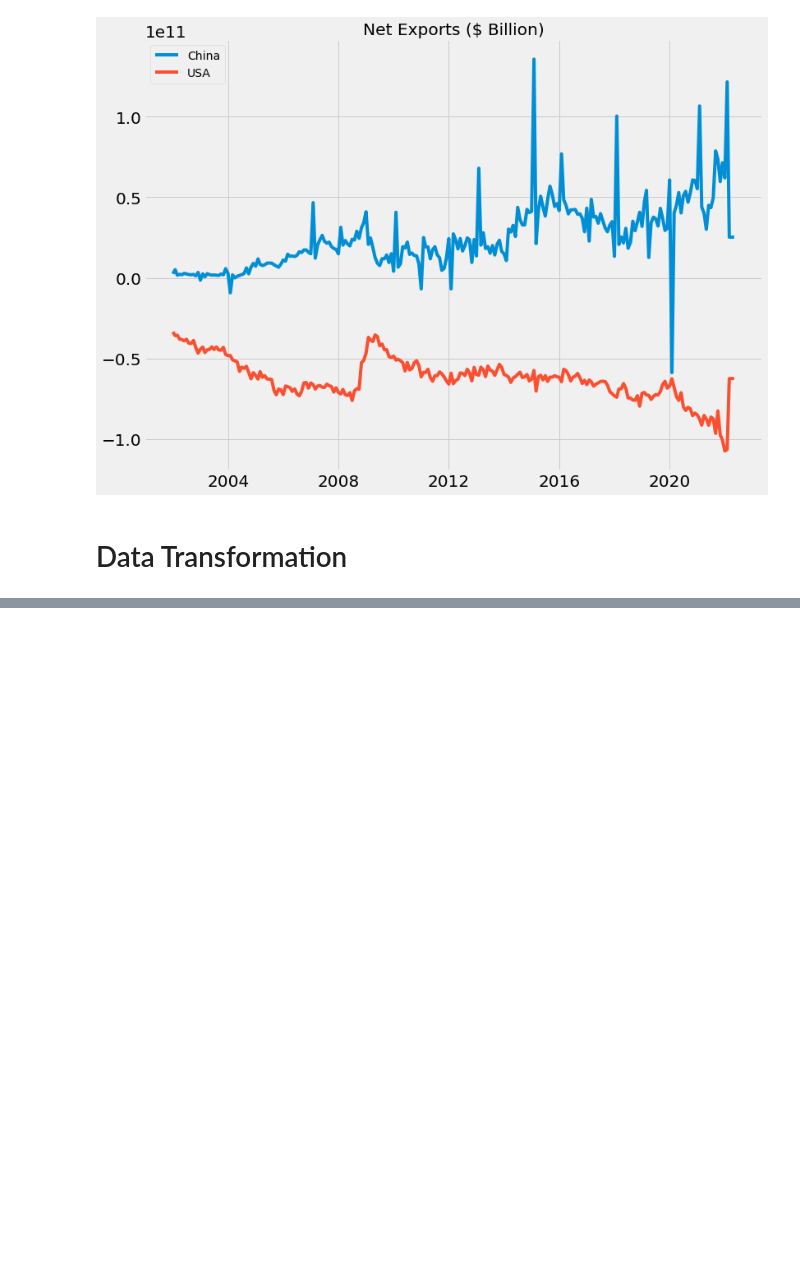
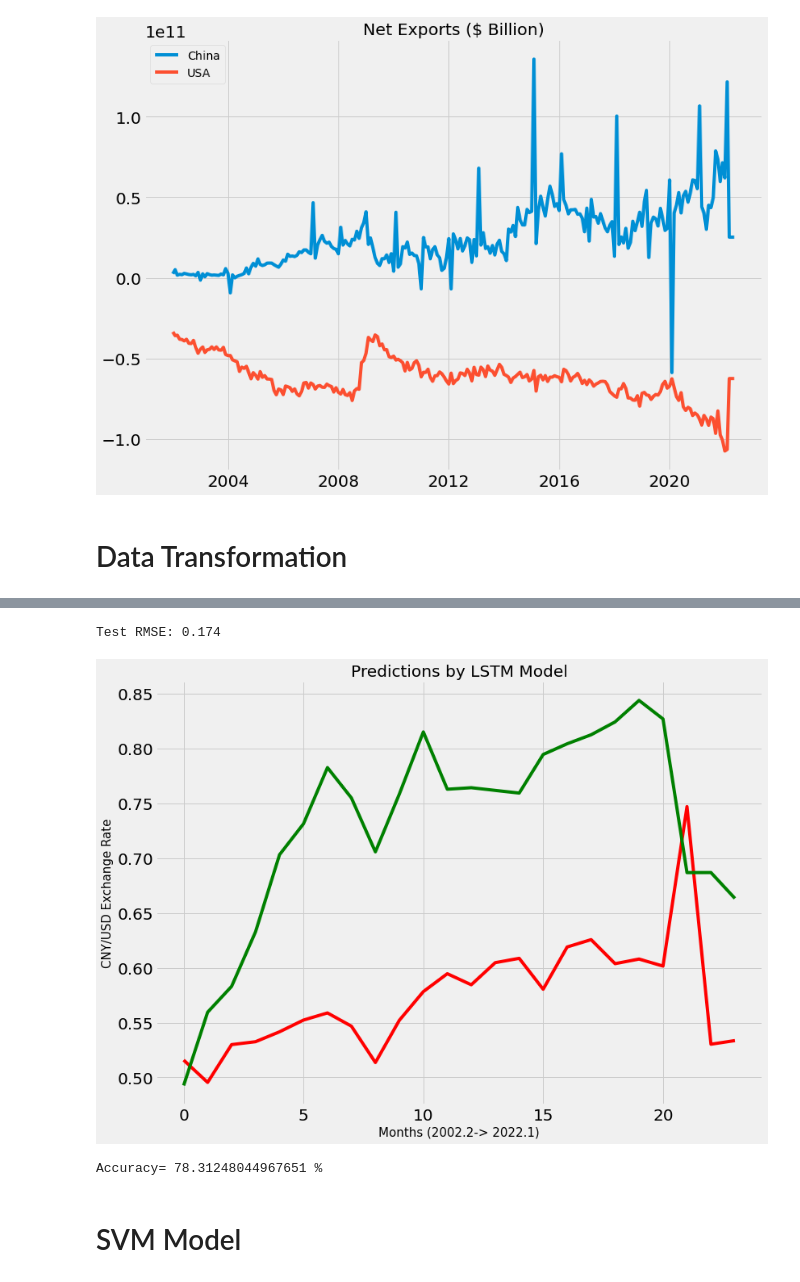
Before and after one commit to xiuqili29/Capstone, a Jupyter notebook: code.ipynb, the cells around one changed output, grey strips where cells are left out. Cells and saved outputs as stored; diff of their text form; code cells hidden in the pictures; blank space fills up the shorter version.

```diff
--- a/code.ipynb
+++ b/code.ipynb
@@ -294,0 +576,36 @@ Index(['DATE', 'CNYUSD', 'cpi_chn', 'cpi_us', 'iip_chn', 'iip_us', 'irr_chn',
+# %%
+from sklearn.metrics import mean_squared_error
+
+# make a prediction
+yhat = model.predict(test_X)
+test_X = test_X.reshape((test_X.shape[0], test_X.shape[2]))
+# invert scaling for forecast
+inv_yhat = np.concatenate((yhat, test_X[:, 1:]), axis=1)
+inv_yhat = scaler.inverse_transform(inv_yhat)
+inv_yhat = inv_yhat[:,0]
+# invert scaling for actual
+test_y = test_y.reshape((len(test_y), 1))
+inv_y = np.concatenate((test_y, test_X[:, 1:]), axis=1)
+inv_y = scaler.inverse_transform(inv_y)
+inv_y = inv_y[:,0]
+# calculate RMSE
+rmse = np.sqrt(mean_squared_error(inv_y, inv_yhat))
+print('Test RMSE: %.3f' % rmse)
+# %% [output]
+Test RMSE: 0.174
+# %%
+plt.plot(inv_yhat, color= 'red')
+plt.plot(inv_y, color='green')
+plt.title("Predictions by LSTM Model")
+plt.xlabel("Months (2002.2-> 2022.1)")
+plt.ylabel("CNY/USD Exchange Rate")
+plt.show()
+# %% [output]
+[figure, added]
+# %%
+accuracy = 100 - (np.mean(abs(inv_y - inv_yhat)/inv_y))*100
+print('Accuracy= '+ str(accuracy)+ ' %')
+# %% [output]
+Accuracy= 78.31248044967651 %
+# %% [markdown]
+# SVM Model
```
Also changed, not shown: parts of 44 cells of this notebook, 1 other file.
